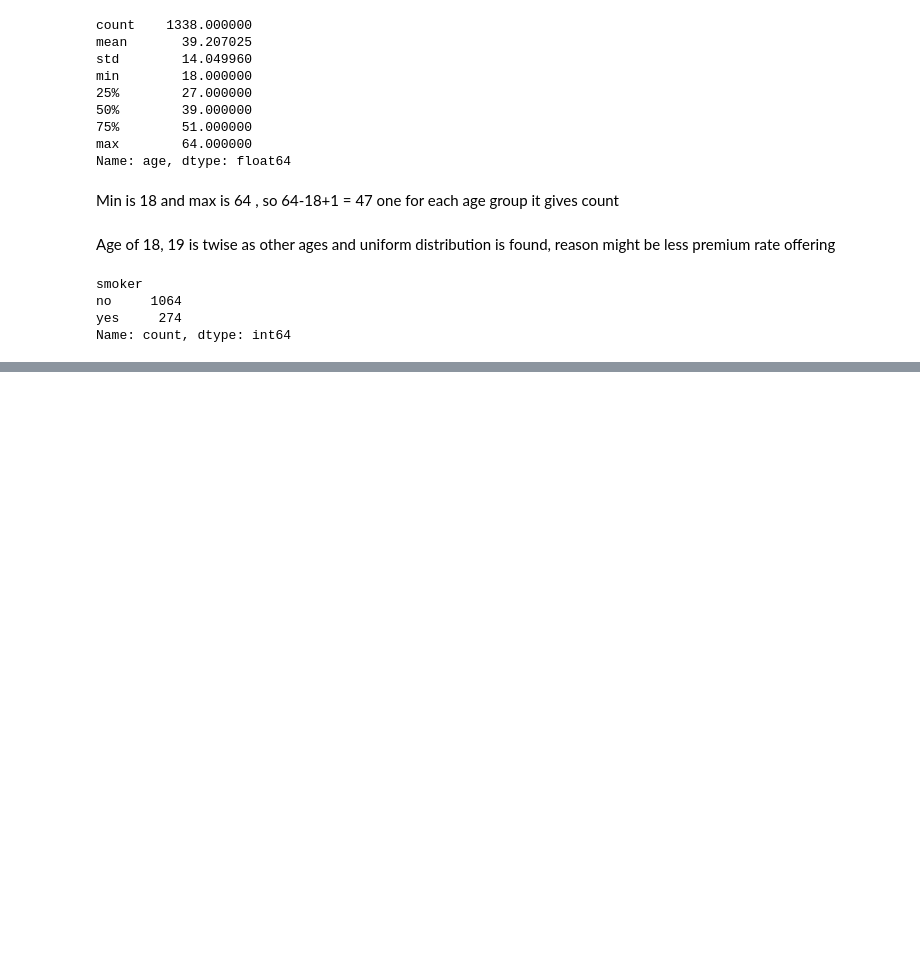
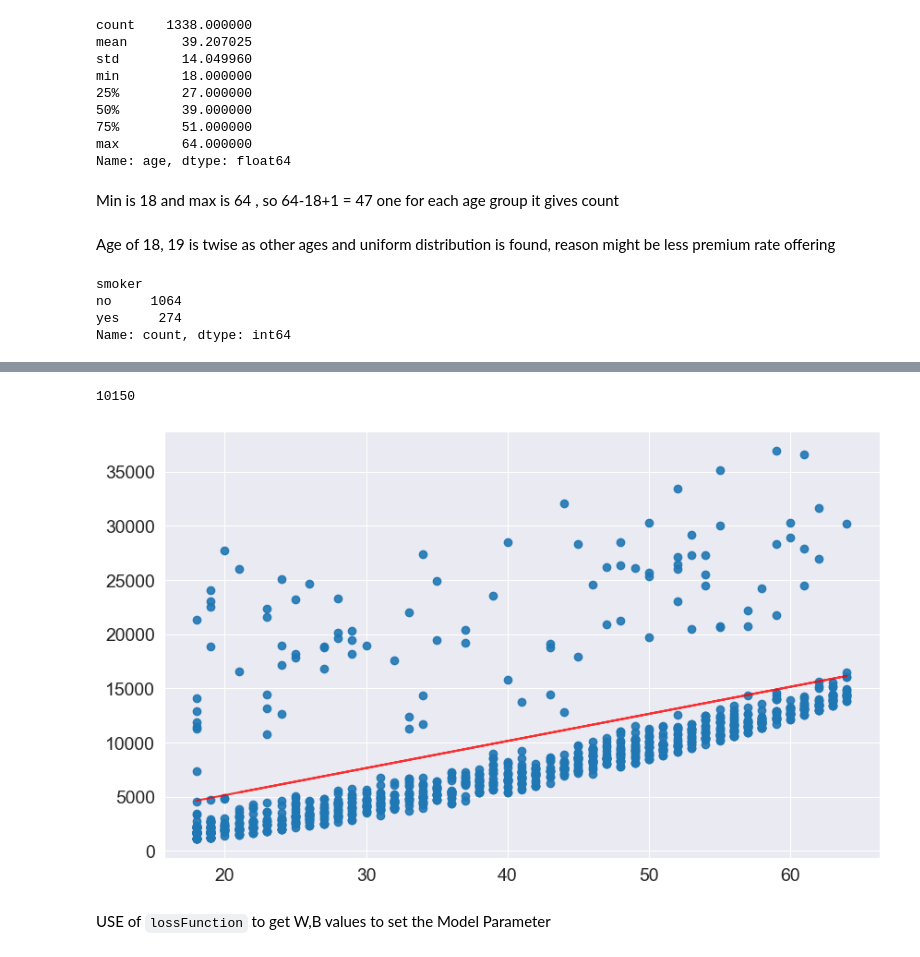
Before and after one commit to azrael-07/MachineLearningProjects, a Jupyter notebook: annual medical expenditure LR/meadicalExpenditure.ipynb, the cells around one changed output, grey strips where cells are left out. Cells and saved outputs as stored; diff of their text form; code cells hidden in the pictures; blank space fills up the shorter version.

```diff
--- a/annual medical expenditure LR/meadicalExpenditure.ipynb
+++ b/annual medical expenditure LR/meadicalExpenditure.ipynb
@@ -135,0 +206,3 @@ fig.show()
+# %%
+non_smokerDf = df[df.smoker=='no']
+print(non_smokerDf)
@@ -135,0 +234,7 @@ fig.show()
+# %%
+def estimates_charges(w, age, b):
+    return w*age + b
+# %%
+w,b = 250,150
+
+charges_pred = estimates_charges(w, non_smokerDf.age, b)
@@ -135,0 +256,17 @@ fig.show()
+# %%
+estimates_charges(w, 40, b)
+# %% [output]
+10150
+# %%
+
+
+plt.scatter( x = non_smokerDf['age'],
+             y = non_smokerDf['charges'],
+             alpha=0.9
+                 )
+plt.plot( non_smokerDf.age ,charges_pred ,'r', alpha=0.8)
+plt.title = 'Age vs Charges ',
+# %% [output]
+[figure, added]
+# %% [markdown]
+USE of `lossFunction` to get W,B values to set the Model Parameter
```
Also changed, not shown: parts of 12 cells of this notebook.
